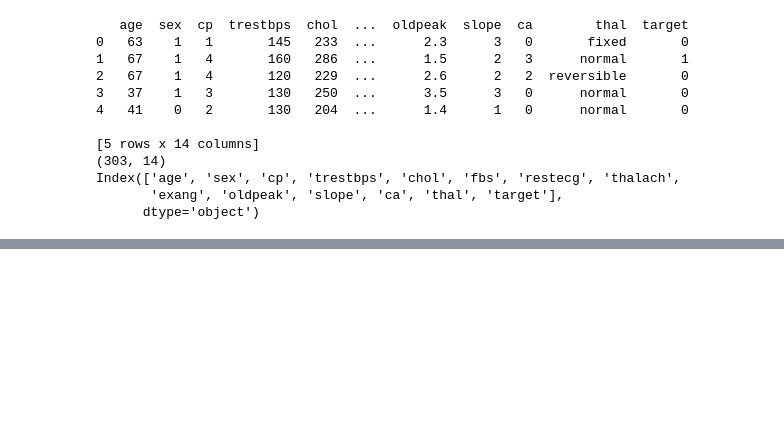
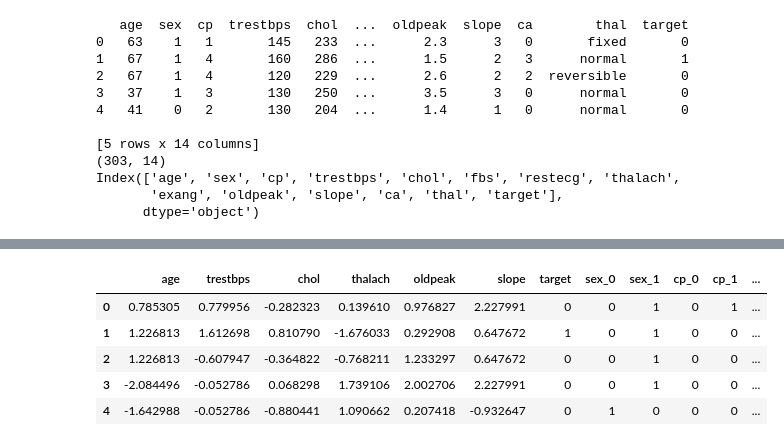
Before and after one commit to readytocommit/FinalProject, a Jupyter notebook: TensorFlow.ipynb, the cells around one changed output, grey strips where cells are left out. Saved outputs shown, nothing was run; the diff lists cells and outputs as text; code cells hidden in the pictures; blank space fills up the shorter version.

```diff
--- a/TensorFlow.ipynb
+++ b/TensorFlow.ipynb
@@ -71,7 +74,21 @@ print(df.columns)
 
 #From the table we can see that
 
-numerical_variables = ['age','trestbps','chol','thalach','']
+numerical_variables = ['age','trestbps','chol','thalach','oldpeak','slope']
+categorical_variables = ['sex','cp','fbs','restecg','exang','ca','thal']
+
+
+
+#NNs require all their inputs to be numeric so we will first preprocess this raw data as follows:
+
+# one-hot encode the categorical variables
+# normalize the numeric variables
+
+# with the pandas get_dummies function, you can one-hot-encode in one line.
+
+df = pd.get_dummies(df,columns= categorical_variables)
+bool_cols = df.select_dtypes(include='bool').columns
+df[bool_cols] = df[bool_cols].astype(int)
 # %% [output]
    age  sex  cp  trestbps  chol  ...  oldpeak  slope  ca        thal  target
 0   63    1   1       145   233  ...      2.3      3   0       fixed       0
@@ -87,0 +114,8 @@ Index(['age', 'sex', 'cp', 'trestbps', 'chol', 'fbs', 'restecg', 'thalach',
+# %%
+#NNs work best when the inputs are all roughly in the same range. So standard practice is to standardize the numeric variables.
+#Before we do so, let's split the data into an 80% training set and 20 % test set (why should we split before normalization ?)
+
+# Because otherwise the test set will be influenced by the trainig set if we  do it earlier.
+
+test_df = df.sample(frac= 0.2, random_state=42)
+train_df = df.drop(test_df.index)
@@ -87,0 +128,7 @@ Index(['age', 'sex', 'cp', 'trestbps', 'chol', 'fbs', 'restecg', 'thalach',
+# %%
+# let's calculate the mean and standard deviation of every numeric variable in the training set.
+
+means = test_df[numerical_variables].mean()
+sd = train_df[numerical_variables].std()
+
+means
@@ -87,0 +155,15 @@ Index(['age', 'sex', 'cp', 'trestbps', 'chol', 'fbs', 'restecg', 'thalach',
+# %%
+# Let's standardalize the train and test dataframes with these means and the standard deviations
+
+train_df[numerical_variables] = (train_df[numerical_variables]-means) / sd
+
+test_df[numerical_variables] = (test_df[numerical_variables]-means) / sd
+# %%
+train_df.head()
+# %% [output]
+|  | age | trestbps | chol | thalach | oldpeak | slope | target | sex_0 | sex_1 | cp_0 | cp_1 | ... |
+| 0 | 0.785305 | 0.779956 | -0.282323 | 0.139610 | 0.976827 | 2.227991 | 0 | 0 | 1 | 0 | 1 | ... |
+| 1 | 1.226813 | 1.612698 | 0.810790 | -1.676033 | 0.292908 | 0.647672 | 1 | 0 | 1 | 0 | 0 | ... |
+| 2 | 1.226813 | -0.607947 | -0.364822 | -0.768211 | 1.233297 | 0.647672 | 0 | 0 | 1 | 0 | 0 | ... |
+| 3 | -2.084496 | -0.052786 | 0.068298 | 1.739106 | 2.002706 | 2.227991 | 0 | 0 | 1 | 0 | 0 | ... |
+| 4 | -1.642988 | -0.052786 | -0.880441 | 1.090662 | 0.207418 | -0.932647 | 0 | 1 | 0 | 0 | 0 | ... |
```
Also changed, not shown: parts of 21 cells of this notebook.
